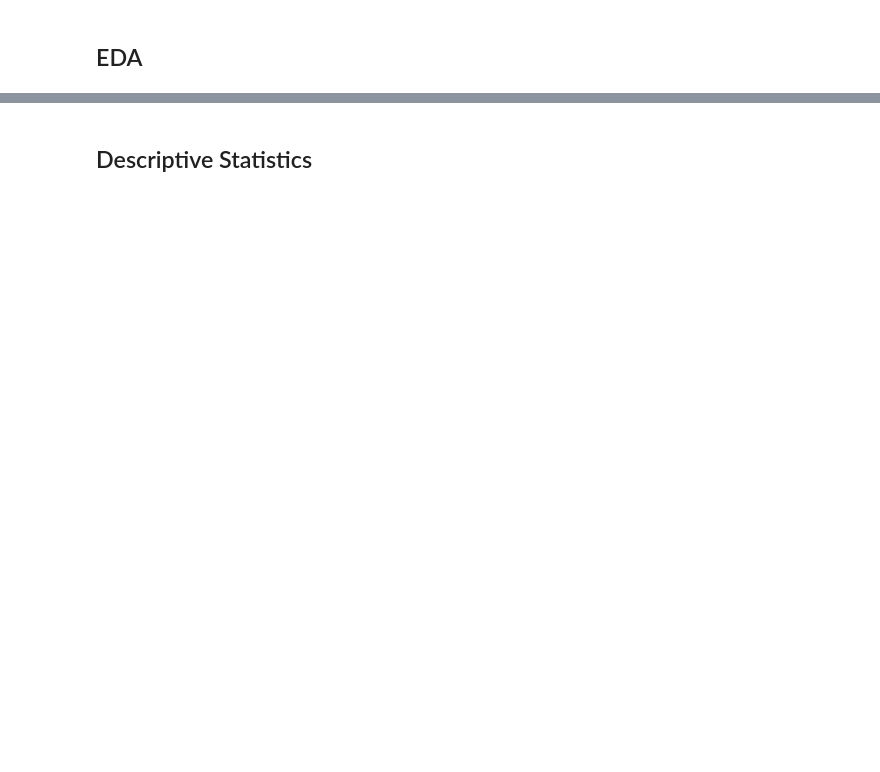
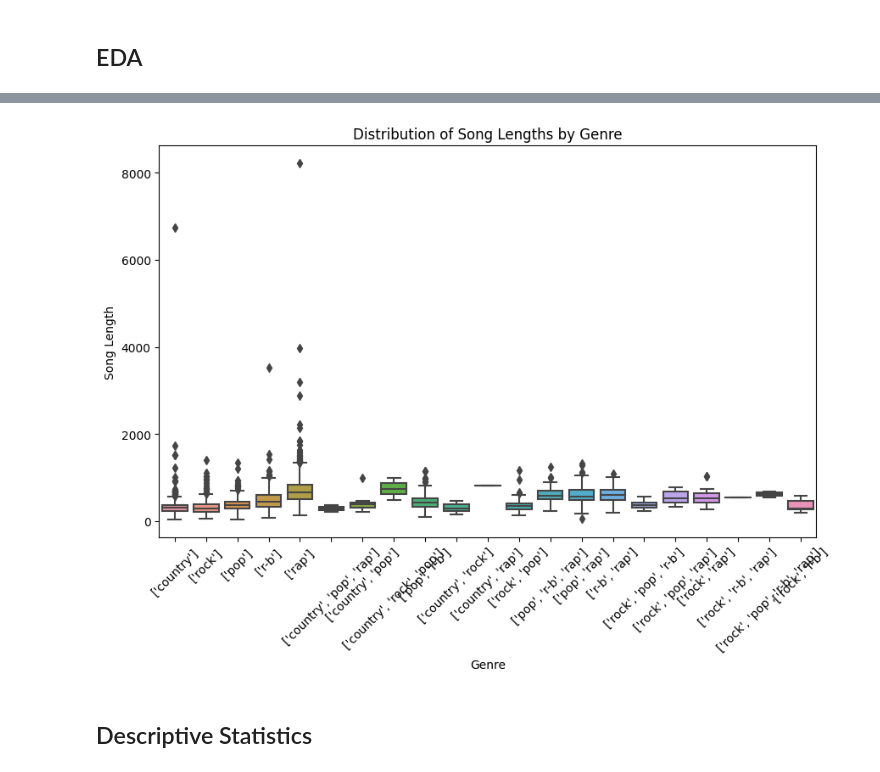
Before and after one commit to hunterblum/Multi-Genre-Classification, a Jupyter notebook: 03_EDA.ipynb, the cells around one changed output, grey strips where cells are left out. Saved outputs shown, nothing was run; the diff lists cells and outputs as text; code cells hidden in the pictures; blank space fills up the shorter version.

```diff
--- a/03_EDA.ipynb
+++ b/03_EDA.ipynb
@@ -40,3 +41,18 @@ preproc_df["genre"].value_counts().sort_values(ascending = True).plot(
+# %%
+#Plot distribution of song lengths by genre
+
+preproc_df["lyrics_length"] = preproc_df["lyrics"].apply(lambda x: len(x.split()))
+
+
+plt.figure(figsize=(10, 6))
+sns.boxplot(data=preproc_df, x="genre", y="lyrics_length")
+plt.title("Distribution of Song Lengths by Genre")
+plt.xlabel("Genre")
+plt.ylabel("Song Length")
+plt.xticks(rotation=45)
+plt.show()
+# %% [output]
+[figure, added]
 # %% [markdown]
 ## Descriptive Statistics
 # %%
```
Also changed, not shown: parts of 8 cells of this notebook.
